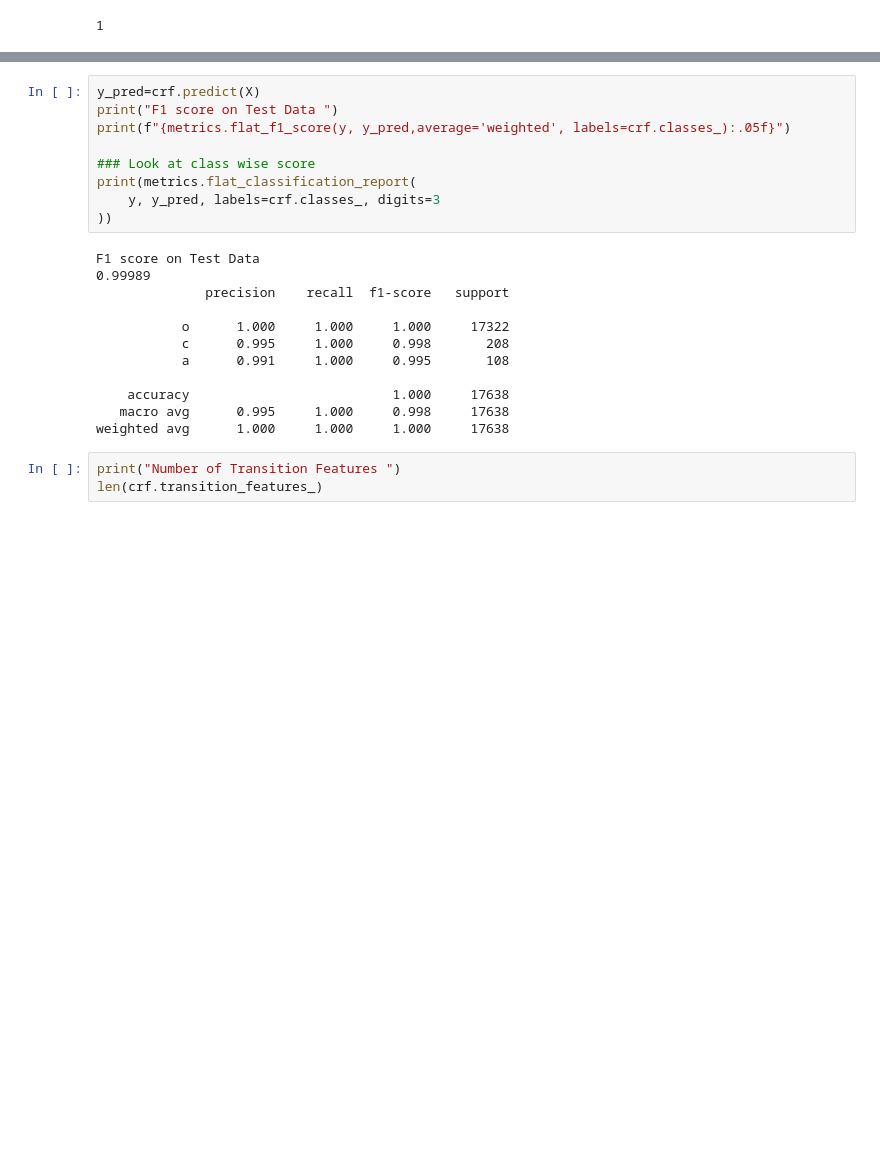
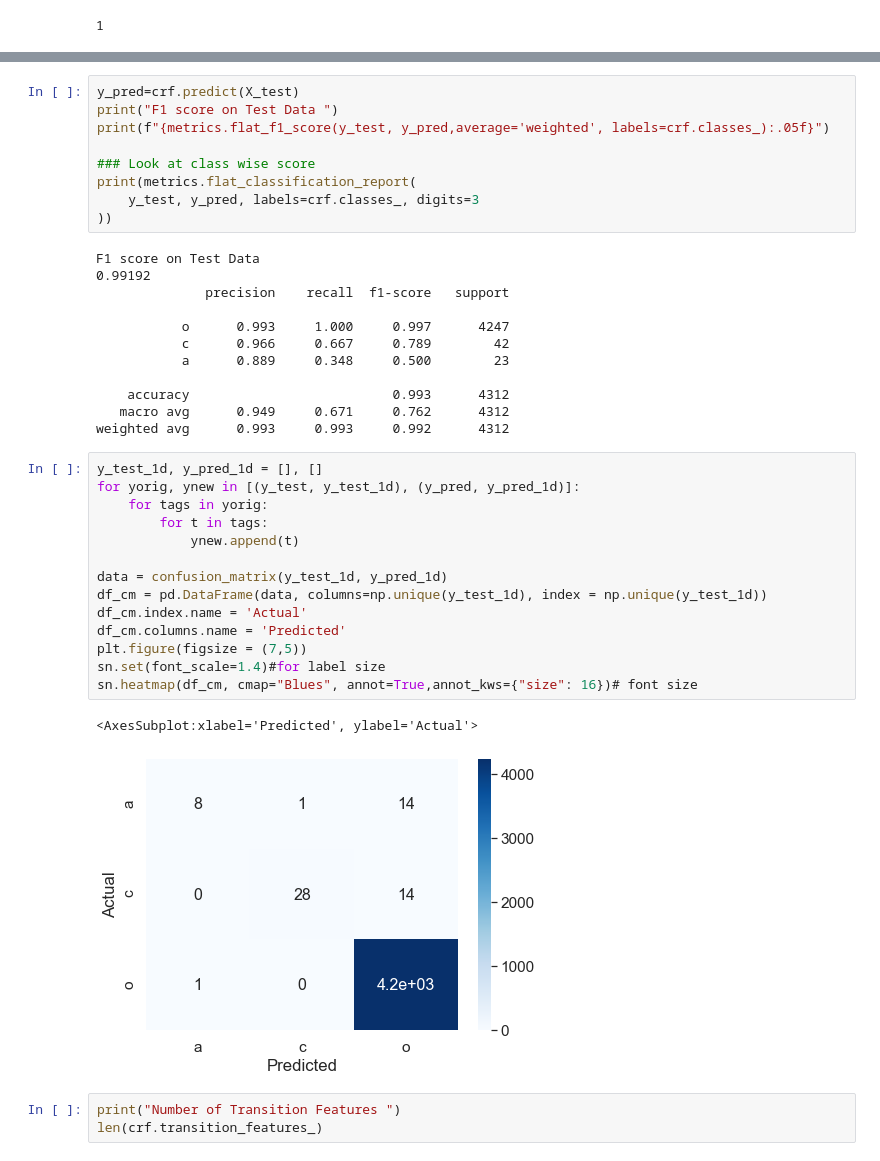
Before and after one commit to johnklee/ff_crawler, a Jupyter notebook: models/car/car_model_research_notebook.ipynb, the cells around one changed output, grey strips where cells are left out. Cells and saved outputs as stored; diff of their text form; blank space fills up the shorter version.

Commit message:
add slides, update datas and notebook

```diff
--- a/models/car/car_model_research_notebook.ipynb
+++ b/models/car/car_model_research_notebook.ipynb
@@ -403,24 +442,41 @@ CRF(algorithm='lbfgs', all_possible_states=None, all_possible_transitions=True,
 # %%
-y_pred=crf.predict(X)
+y_pred=crf.predict(X_test)
 print("F1 score on Test Data ")
-print(f"{metrics.flat_f1_score(y, y_pred,average='weighted', labels=crf.classes_):.05f}")
+print(f"{metrics.flat_f1_score(y_test, y_pred,average='weighted', labels=crf.classes_):.05f}")
 
 ### Look at class wise score
 print(metrics.flat_classification_report(
-    y, y_pred, labels=crf.classes_, digits=3
+    y_test, y_pred, labels=crf.classes_, digits=3
 ))
 # %% [output]
 F1 score on Test Data
-0.99989
+0.99192
               precision    recall  f1-score   support
 
-           o      1.000     1.000     1.000     17322
-           c      0.995     1.000     0.998       208
-           a      0.991     1.000     0.995       108
+           o      0.993     1.000     0.997      4247
+           c      0.966     0.667     0.789        42
+           a      0.889     0.348     0.500        23
 
-    accuracy                          1.000     17638
-   macro avg      0.995     1.000     0.998     17638
-weighted avg      1.000     1.000     1.000     17638
+    accuracy                          0.993      4312
+   macro avg      0.949     0.671     0.762      4312
+weighted avg      0.993     0.993     0.992      4312
+# %%
+y_test_1d, y_pred_1d = [], []
+for yorig, ynew in [(y_test, y_test_1d), (y_pred, y_pred_1d)]:
+    for tags in yorig:
+        for t in tags:
+            ynew.append(t)
+
+data = confusion_matrix(y_test_1d, y_pred_1d)
+df_cm = pd.DataFrame(data, columns=np.unique(y_test_1d), index = np.unique(y_test_1d))
+df_cm.index.name = 'Actual'
+df_cm.columns.name = 'Predicted'
+plt.figure(figsize = (7,5))
+sn.set(font_scale=1.4)#for label size
+sn.heatmap(df_cm, cmap="Blues", annot=True,annot_kws={"size": 16})# font size
+# %% [output]
+<AxesSubplot:xlabel='Predicted', ylabel='Actual'>
+[figure, added]
 # %%
 print("Number of Transition Features ")
 len(crf.transition_features_)
```
Also changed, not shown: parts of 21 cells of this notebook, 2 other files.
